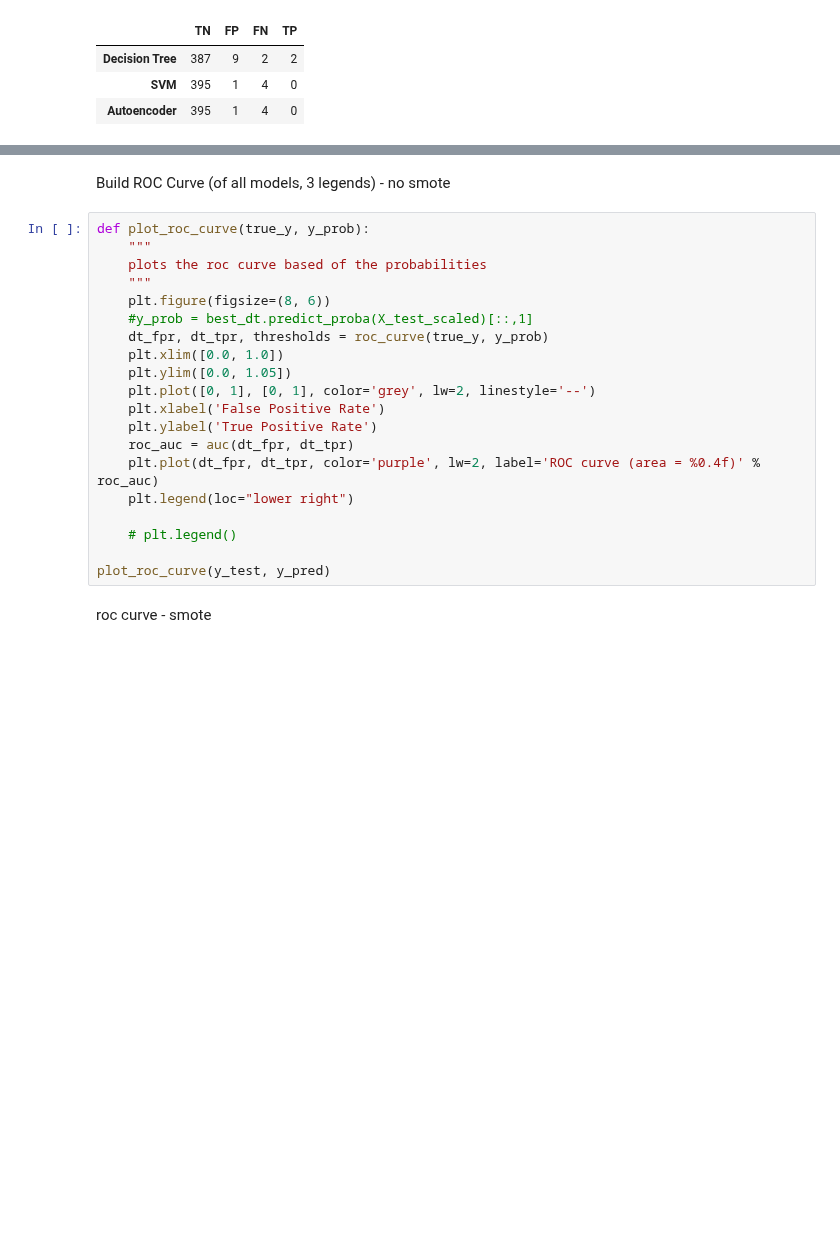
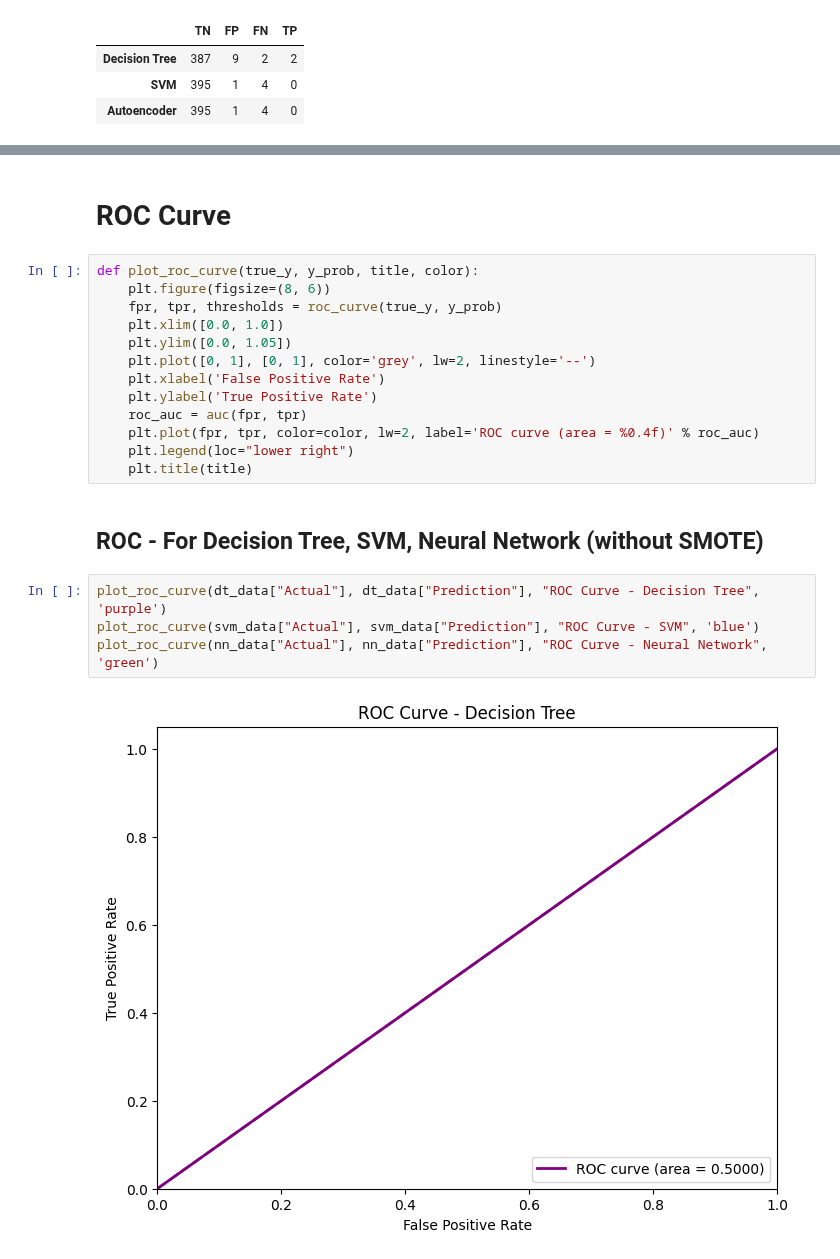
Before and after one commit to mel0778/dsa4263, a Jupyter notebook: notebooks/4_Model_Comparisons.ipynb, the cells around one changed output, grey strips where cells are left out. Saved outputs shown, nothing was run; the diff lists cells and outputs as text; blank space fills up the shorter version.

```diff
--- a/notebooks/4_Model_Comparisons.ipynb
+++ b/notebooks/4_Model_Comparisons.ipynb
@@ -84,24 +112,23 @@ Build table of auccuracy, precision, recall, f1 scores (columns smote and no smo
-# %% [markdown]
-Build ROC Curve (of all models, 3 legends) - no smote
+# %% [markdown]
+# ROC Curve
 # %%
-def plot_roc_curve(true_y, y_prob):
-    """
-    plots the roc curve based of the probabilities
-    """
+def plot_roc_curve(true_y, y_prob, title, color):
     plt.figure(figsize=(8, 6))
-    #y_prob = best_dt.predict_proba(X_test_scaled)[::,1]
-    dt_fpr, dt_tpr, thresholds = roc_curve(true_y, y_prob)
+    fpr, tpr, thresholds = roc_curve(true_y, y_prob)
     plt.xlim([0.0, 1.0])
     plt.ylim([0.0, 1.05])
     plt.plot([0, 1], [0, 1], color='grey', lw=2, linestyle='--')
     plt.xlabel('False Positive Rate')
     plt.ylabel('True Positive Rate')
-    roc_auc = auc(dt_fpr, dt_tpr)
-    plt.plot(dt_fpr, dt_tpr, color='purple', lw=2, label='ROC curve (area = %0.4f)' % roc_auc)
+    roc_auc = auc(fpr, tpr)
+    plt.plot(fpr, tpr, color=color, lw=2, label='ROC curve (area = %0.4f)' % roc_auc)
     plt.legend(loc="lower right")
-
-    # plt.legend()
-
-plot_roc_curve(y_test, y_pred)
+    plt.title(title)
-# %% [markdown]
-roc curve - smote
+# %% [markdown]
+## ROC - For Decision Tree, SVM, Neural Network (without SMOTE)
+# %%
+plot_roc_curve(dt_data["Actual"], dt_data["Prediction"], "ROC Curve - Decision Tree", 'purple')
+plot_roc_curve(svm_data["Actual"], svm_data["Prediction"], "ROC Curve - SVM", 'blue')
+plot_roc_curve(nn_data["Actual"], nn_data["Prediction"], "ROC Curve - Neural Network", 'green')
+# %% [output]
+[figure, added]
```
Also changed, not shown: parts of 10 cells of this notebook, 1 other file.
